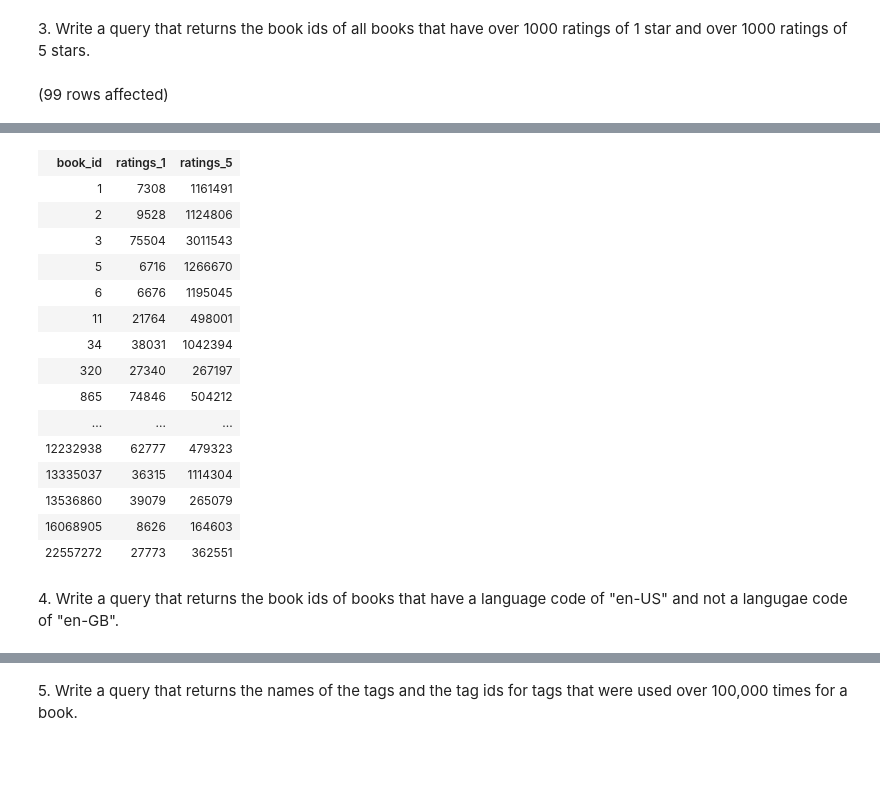
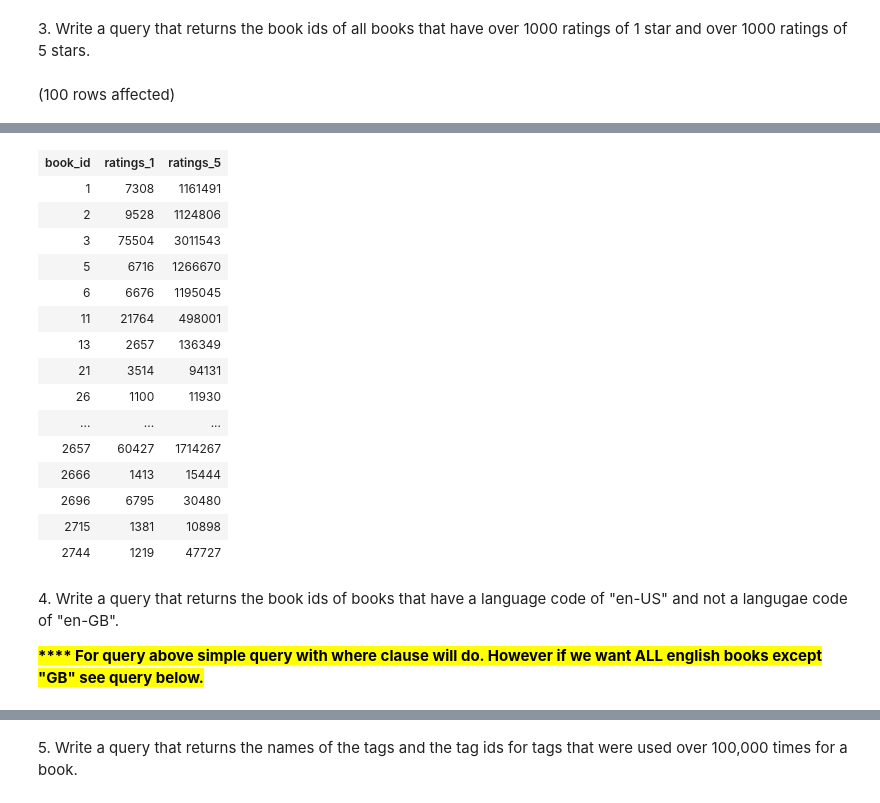
Before and after one commit to yayasanya/sql-part4-exercises, a Jupyter notebook: sql-part4.ipynb, the cells around one changed output, grey strips where cells are left out. Cells and saved outputs as stored; diff of their text form; code cells hidden in the pictures; blank space fills up the shorter version.

```diff
--- a/sql-part4.ipynb
+++ b/sql-part4.ipynb
@@ -61,8 +62,10 @@ Total execution time: 00:00:00.073
 # %% [markdown]
 3. Write a query that returns the book ids of all books that have over 1000 ratings of 1 star and over 1000 ratings of 5 stars.
 # %%
-SELECT TOP 100 book_id, ratings_1, ratings_5 FROM BooksDB.dbo.books WHERE ratings_1 > 1000
+SELECT TOP 100 book_id, ratings_1, ratings_5 FROM (
+SELECT book_id, ratings_1, ratings_5 FROM BooksDB.dbo.books WHERE ratings_1 > 1000
 INTERSECT
-SELECT TOP 100 book_id, ratings_1, ratings_5 FROM BooksDB.dbo.books WHERE ratings_5 > 1000
+SELECT book_id, ratings_1, ratings_5 FROM BooksDB.dbo.books WHERE ratings_5 > 1000) a
+ORDER BY a.book_id
 # %% [output]
-(99 rows affected)
+(100 rows affected)
@@ -70,19 +73,21 @@ Total execution time: 00:00:00.075
 | book_id | ratings_1 | ratings_5 |
 | 1 | 7308 | 1161491 |
 | 2 | 9528 | 1124806 |
 | 3 | 75504 | 3011543 |
 | 5 | 6716 | 1266670 |
 | 6 | 6676 | 1195045 |
 | 11 | 21764 | 498001 |
-| 34 | 38031 | 1042394 |
-| 320 | 27340 | 267197 |
-| 865 | 74846 | 504212 |
+| 13 | 2657 | 136349 |
+| 21 | 3514 | 94131 |
+| 26 | 1100 | 11930 |
 | ... | ... | ... |
-| 12232938 | 62777 | 479323 |
-| 13335037 | 36315 | 1114304 |
-| 13536860 | 39079 | 265079 |
-| 16068905 | 8626 | 164603 |
-| 22557272 | 27773 | 362551 |
+| 2657 | 60427 | 1714267 |
+| 2666 | 1413 | 15444 |
+| 2696 | 6795 | 30480 |
+| 2715 | 1381 | 10898 |
+| 2744 | 1219 | 47727 |
 # %% [markdown]
 4. Write a query that returns the book ids of books that have a language code of "en-US" and not a langugae code of "en-GB".
+
+**<mark>\*\*\*\* For query above simple query with where clause will do. However if we want ALL english books except "GB" see query below.</mark>**
 # %%
```
Also changed, not shown: parts of 4 cells of this notebook.
